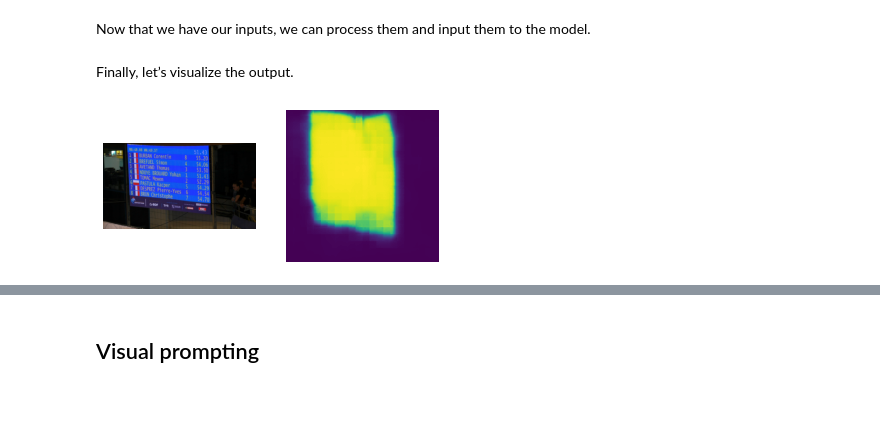
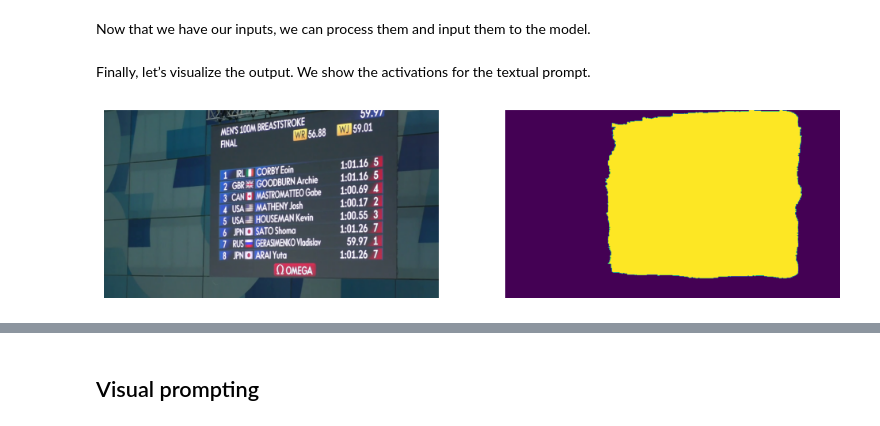
Before and after one commit to Itim-B/sports_scr, a Jupyter notebook: notebooks/tests-clipseg_zero_shot-detection.ipynb, the cells around one changed output, grey strips where cells are left out. Drawn from its saved outputs; the diff is of its cells as text; code cells hidden in the pictures; blank space fills up the shorter version.

```diff
--- a/notebooks/tests-clipseg_zero_shot-detection.ipynb
+++ b/notebooks/tests-clipseg_zero_shot-detection.ipynb
@@ -14,10 +21,7 @@ model = CLIPSegForImageSegmentation.from_pretrained("CIDAS/clipseg-rd64-refined"
 # %% [markdown]
 Now we can load an image to try out the segmentation. We'll choose a picture of a delicious breakfast taken by [Calum Lewis](https://unsplash.com/@calumlewis).
 # %%
-from PIL import Image
-import requests
-
-image = Image.open("/content/000000.png")
+image = Image.open("../data/natation/000000.png")
 image
 # %% [output]
 [figure]
@@ -37,17 +39,28 @@ inputs = processor(text=prompts, images=[image] * len(prompts), padding="max_len
 with torch.no_grad():
   outputs = model(**inputs)
 preds = outputs.logits.unsqueeze(0)
+# %%
+def crop_save_image(original_image, preds, thresh=0.5):
+
+  mask = np.array(torch.sigmoid(preds) > thresh, dtype=np.uint8)
+  height, width, channels = np.array(original_image).shape
+
+  # Resize the image
+  mask = cv2.resize(mask, (width, height))
+
+  # Find the bounding box coordinates
+  x, y, w, h = cv2.boundingRect(mask)
+
+  # Crop original image
+  original_image = np.array(original_image)
+  cropped_image = original_image[y:y+h, x:x+w, :]
+
+  _, ax = plt.subplots(1, 2, figsize=(12, 6))
+  [a.axis('off') for a in ax.flatten()]
+  ax[0].imshow(original_image)
+  ax[1].imshow(mask)
+  plt.show()
+
+  return cropped_image
 # %% [markdown]
-Finally, let’s visualize the output.
+Finally, let’s visualize the output. We show the activations for the textual prompt.
-# %%
-import matplotlib.pyplot as plt
-import numpy as np
-import cv2
-
-_, ax = plt.subplots(1, len(prompts) + 1, figsize=(3*(len(prompts) + 1), 4))
-[a.axis('off') for a in ax.flatten()]
-ax[0].imshow(image)
-[ax[i+1].imshow(torch.sigmoid(preds[i])) for i in range(len(prompts))];
-#[ax[i+1].text(0, -15, prompt) for i, prompt in enumerate(prompts)];
-# %% [output]
-[figure, removed]
@@ -71,18 +67,18 @@ def crop_save_image(original_image, preds, thresh=0.5):
 # %%
-from glob import glob
-
-for path in glob("/content/[0-9]*.png"):
+for path in glob("../data/natation/[0-9]*.png"):
   image = Image.open(path)
   inputs = processor(text=prompts, images=[image], padding="max_length", return_tensors="pt")
   # predict
   with torch.no_grad():
     outputs = model(**inputs)
   preds = outputs.logits
   # Crop image
   cropped_image = crop_save_image(image, preds, thresh=0.5)
-
+  break
   # Convert the image to the RGB color space
   cropped_image = cv2.cvtColor(cropped_image, cv2.COLOR_BGR2RGB)
 
   # Save the image to disk
   cv2.imwrite("text_prompt_" + path.split('/')[-1], cropped_image)
+# %% [output]
+[figure, added]
```
Also changed, not shown: parts of 14 cells of this notebook, 1 other file.
